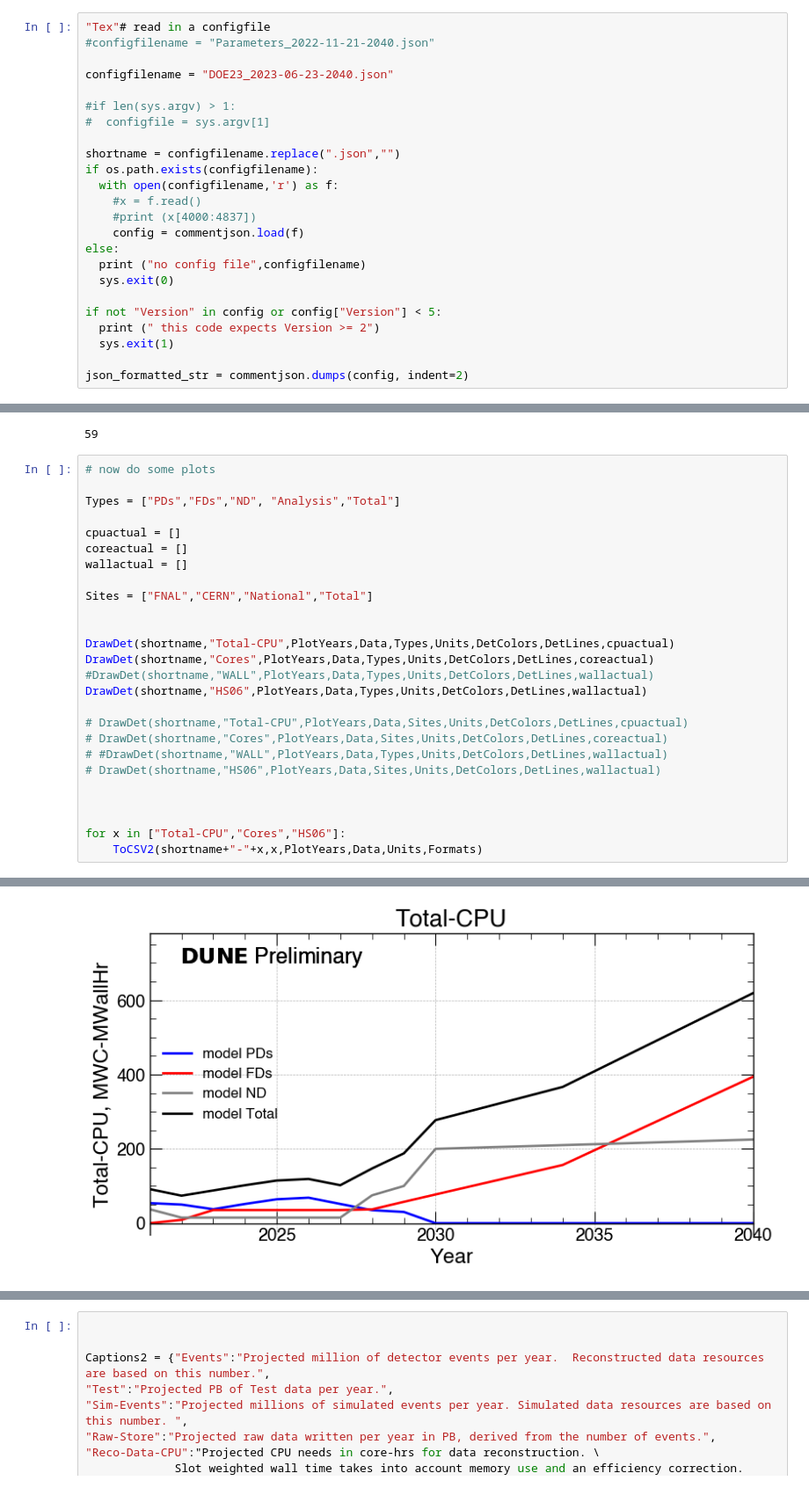
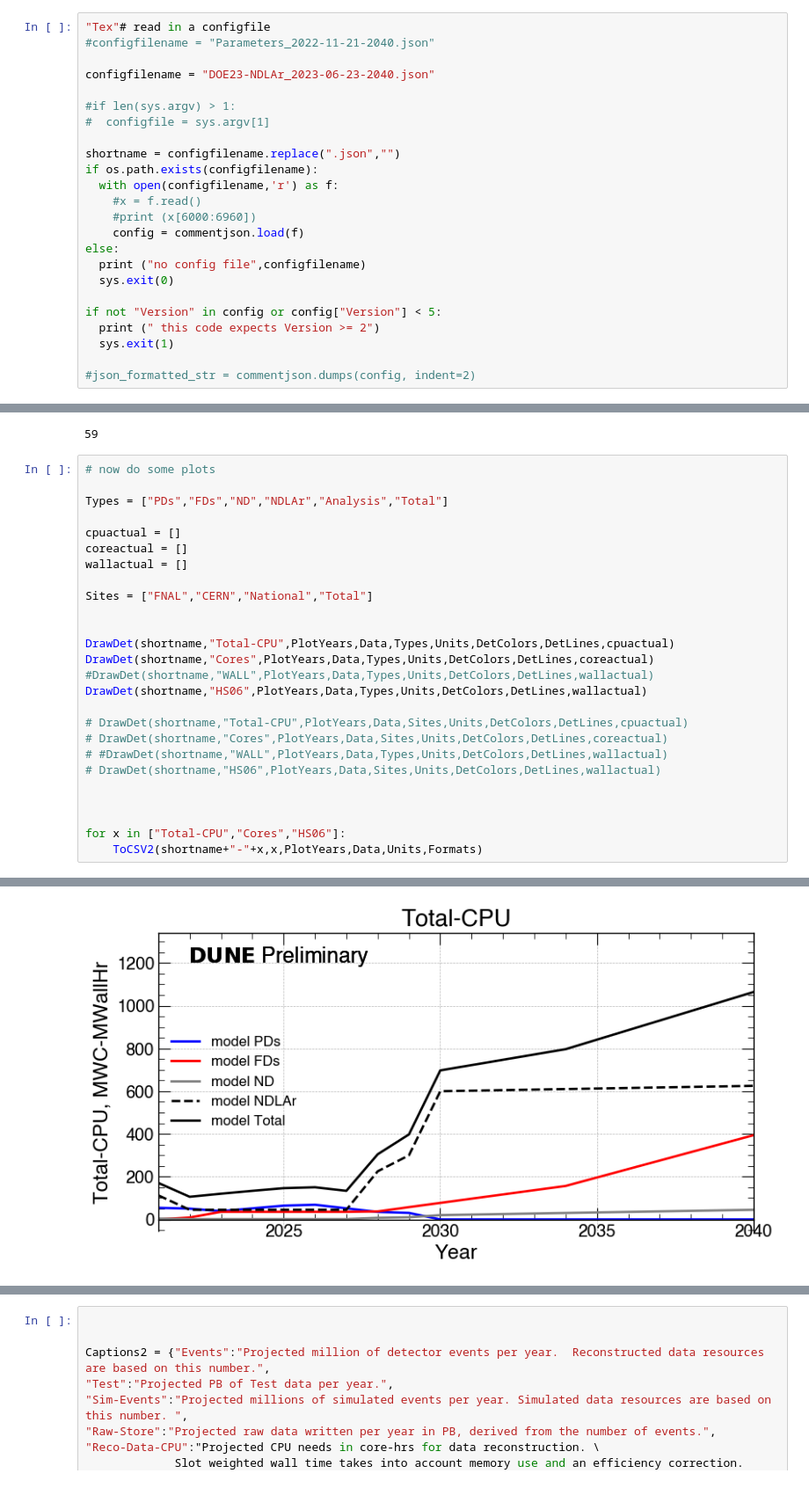
Before and after one commit to DUNE/CCB-data, a Jupyter notebook: Numbers-2023/2023-06-23.ipynb, the cells around one changed output, grey strips where cells are left out. Shown at 88% size. Drawn from its saved outputs; the diff is of its cells as text.

Commit message:
include NDLAr

```diff
--- a/Numbers-2023/2023-06-23.ipynb
+++ b/Numbers-2023/2023-06-23.ipynb
@@ -40,7 +43,7 @@ N_HISTS = 8   # exhibits all the colors in the Okabe-Ito cycler
 "Tex"# read in a configfile
 #configfilename = "Parameters_2022-11-21-2040.json"
 
-configfilename = "DOE23_2023-06-23-2040.json"
+configfilename = "DOE23-NDLAr_2023-06-23-2040.json"
 
 #if len(sys.argv) > 1:
 #  configfile = sys.argv[1]
@@ -49,7 +52,7 @@ shortname = configfilename.replace(".json","")
 if os.path.exists(configfilename):
   with open(configfilename,'r') as f:
     #x = f.read()
-    #print (x[4000:4837])
+    #print (x[6000:6960])
     config = commentjson.load(f)
 else:
   print ("no config file",configfilename)
@@ -59,7 +62,7 @@ if not "Version" in config or config["Version"] < 5:
   print (" this code expects Version >= 2")
   sys.exit(1)
 
-json_formatted_str = commentjson.dumps(config, indent=2)
+#json_formatted_str = commentjson.dumps(config, indent=2)
 # %%
 MaxYear = config["MaxYear"]
 config["filename"] = configfilename.replace("_","\_")
@@ -633,7 +636,7 @@ texfile.write("\\section{Projected Disk and Tape needs by source and site}\n")
 # %%
 # now do some plots
 
-Types = ["PDs","FDs","ND", "Analysis","Total"]
+Types = ["PDs","FDs","ND","NDLAr","Analysis","Total"]
 
 cpuactual = []
 coreactual = []
@@ -661 +664 @@ for x in ["Total-CPU","Cores","HS06"]:
-[figure, old version]
+[figure, new version]
```
Also changed, not shown: parts of 9 cells of this notebook, 5 other files.
